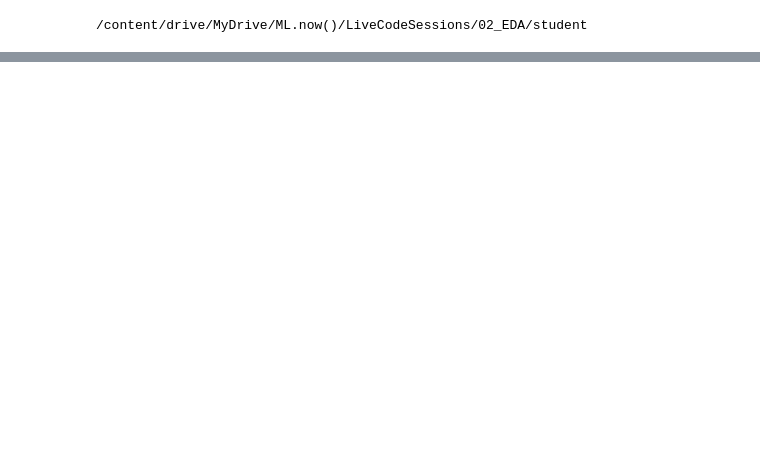
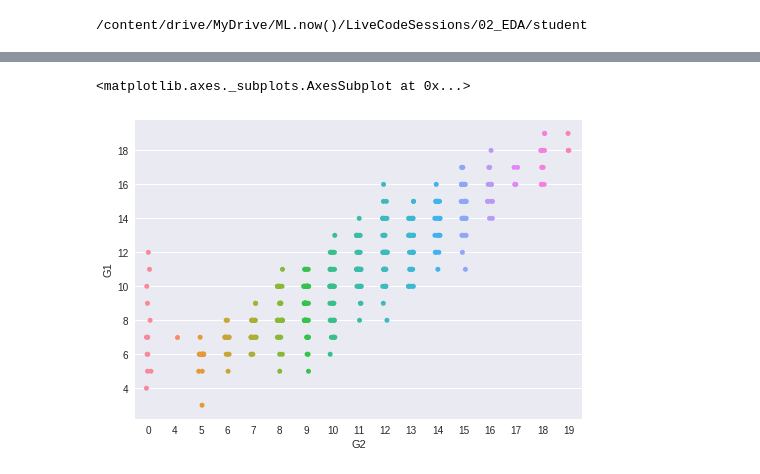
Before and after one commit to AyushShinde88/MLnow_GS, a Jupyter notebook: 02_EDA.ipynb, the cells around one changed output, grey strips where cells are left out. Drawn from its saved outputs; the diff is of its cells as text; code cells hidden in the pictures; blank space fills up the shorter version.

```diff
--- a/02_EDA.ipynb
+++ b/02_EDA.ipynb
@@ -16,0 +22,3 @@ import os
+# %%
+# mathData = pd.read_csv('student-mat.csv') #load the csv file as dataframe
+mD = pd.read_csv('student-mat.csv', sep=';') #load the csv file as dataframe
@@ -16,0 +70,16 @@ import os
+# %%
+#convert the categories into numbers
+
+#binary valued
+
+mD['school'] = mD['school'].apply({'GP':1, 'MS':2}.get)
+mD['sex'] = mD['sex'].apply({'F':1, 'M':2}.get)
+mD['address'] = mD['address'].apply({'U':1, 'R':2}.get)
+mD['higher'] = mD['higher'].apply({'yes':1, 'no':2}.get)
+
+
+#multi-valued
+mD['Mjob'] = mD['Mjob'].apply({'at_home':1, 'health':2, 'other':3, 'services':4, 'teacher':5}.get)
+mD['Fjob'] = mD['Fjob'].apply({'at_home':1, 'health':2, 'other':3, 'services':4, 'teacher':5}.get)
+
+mD.head(20)
@@ -16,0 +117,2 @@ import os
+# %%
+mD = mD[['school', 'sex', 'address', 'Mjob', 'Fjob', 'higher','freetime', 'studytime', 'absences', 'G1', 'G2', 'G3']]
@@ -16,0 +181,5 @@ import os
+# %%
+sns.stripplot(y='G1', x='G2', data=mD)
+# %% [output]
+<matplotlib.axes._subplots.AxesSubplot at 0x...>
+[figure, added]
```
Also changed, not shown: parts of 27 cells of this notebook.
